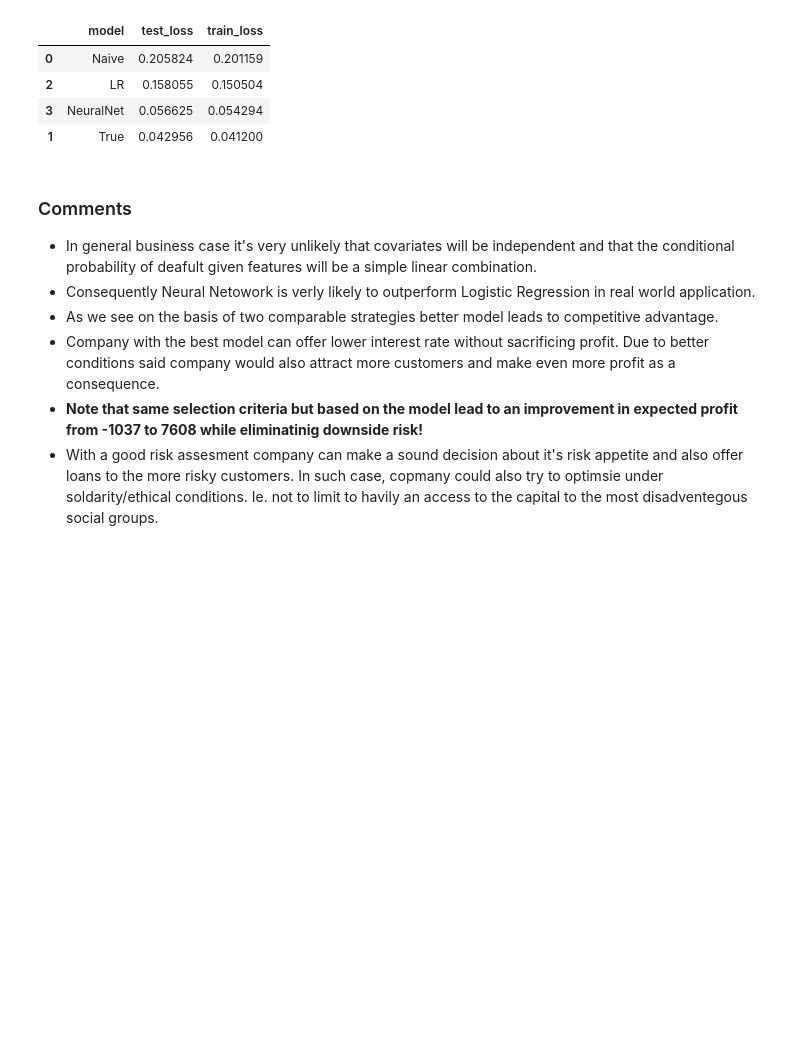
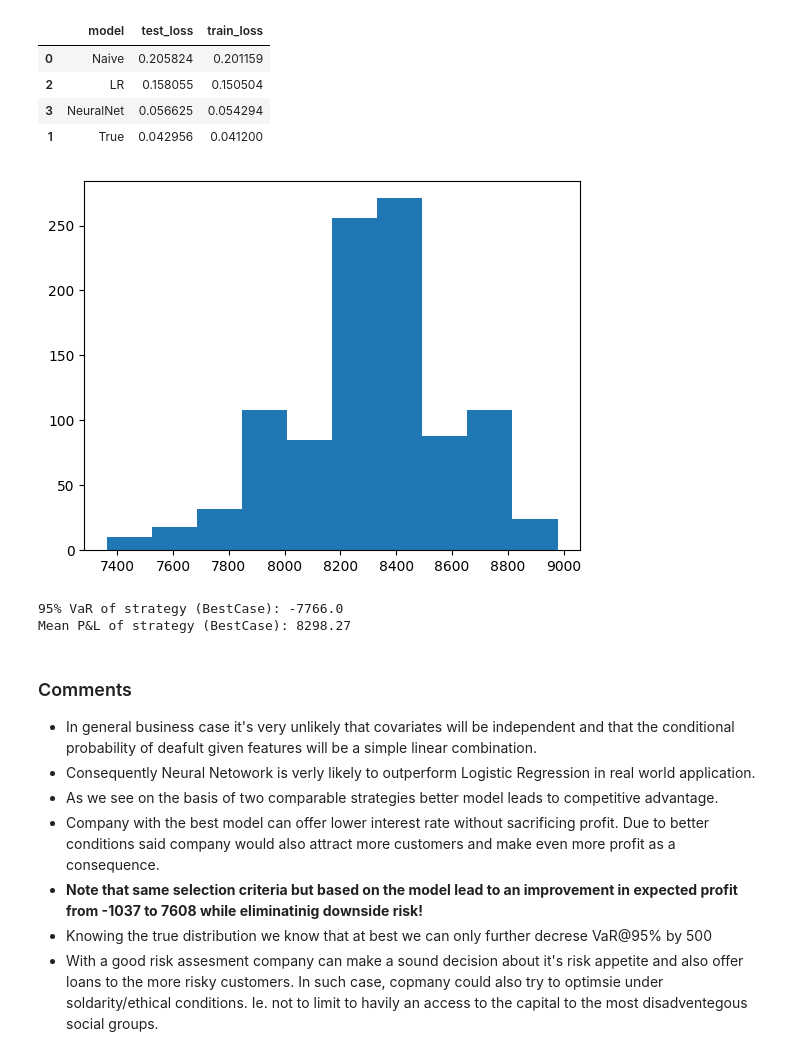
Before and after one commit to tskorkowski/CAS-ML, a Jupyter notebook: sessions/project1/Project 1 - Template.ipynb, the cells around one changed output. Cells and saved outputs as stored; diff of their text form; code cells hidden in the pictures; blank space fills up the shorter version.

Commit message:
best case strategy - selecting candidates with based on p2

```diff
--- a/sessions/project1/Project 1 - Template.ipynb
+++ b/sessions/project1/Project 1 - Template.ipynb
@@ -724,6 +721,31 @@ df_results.sort_values(by='train_loss', ascending = False)
 | 2 | LR | 0.158055 | 0.150504 |
 | 3 | NeuralNet | 0.056625 | 0.054294 |
 | 1 | True | 0.042956 | 0.041200 |
+# %%
+# Best case scenario - ie we predict with probability p_2
+
+ir = 1/100
+loan = 100
+application_treshold = 5/100
+
+select_applicants = df_test_prob.reset_index(drop=True) <= application_treshold
+investment = 100 * select_applicants.sum()
+
+# Calculate return per scenario
+return_t1 = pd.DataFrame([100 * (1+ir)] * select_applicants.sum()
+                          @ df_scenarios[select_applicants])
+
+# Calculate profit&loss per scenario
+P_L_4 = return_t1 - investment
+
+plt.hist(P_L_4)
+plt.show()
+print(f'''95% VaR of strategy (BestCase): {var(-P_L_4, alpha)}
+Mean P&L of strategy (BestCase): {P_L_4.mean()[0]}''')
+# %% [output]
+[figure, added]
+95% VaR of strategy (BestCase): -7766.0
+Mean P&L of strategy (BestCase): 8298.27
 # %% [markdown]
 ### Comments
 
@@ -732,4 +754,5 @@ df_results.sort_values(by='train_loss', ascending = False)
 * As we see on the basis of two comparable strategies better model leads to competitive advantage.
 * Company with the best model can offer lower interest rate without sacrificing profit. Due to better conditions said company would also attract more customers and make even more profit as a consequence.
 * **Note that same selection criteria but based on the model lead to an improvement in expected profit from -1037 to 7608 while eliminatinig downside risk!**
+* Knowing the true distribution we know that at best we can only further decrese VaR@95% by 500
 * With a good risk assesment company can make a sound decision about it's risk appetite and also offer loans to the more risky customers. In such case, copmany could also try to optimsie under soldarity/ethical conditions. Ie. not to limit to havily an access to the capital to the most disadventegous social groups.
```
Also changed, not shown: parts of 9 cells of this notebook.
